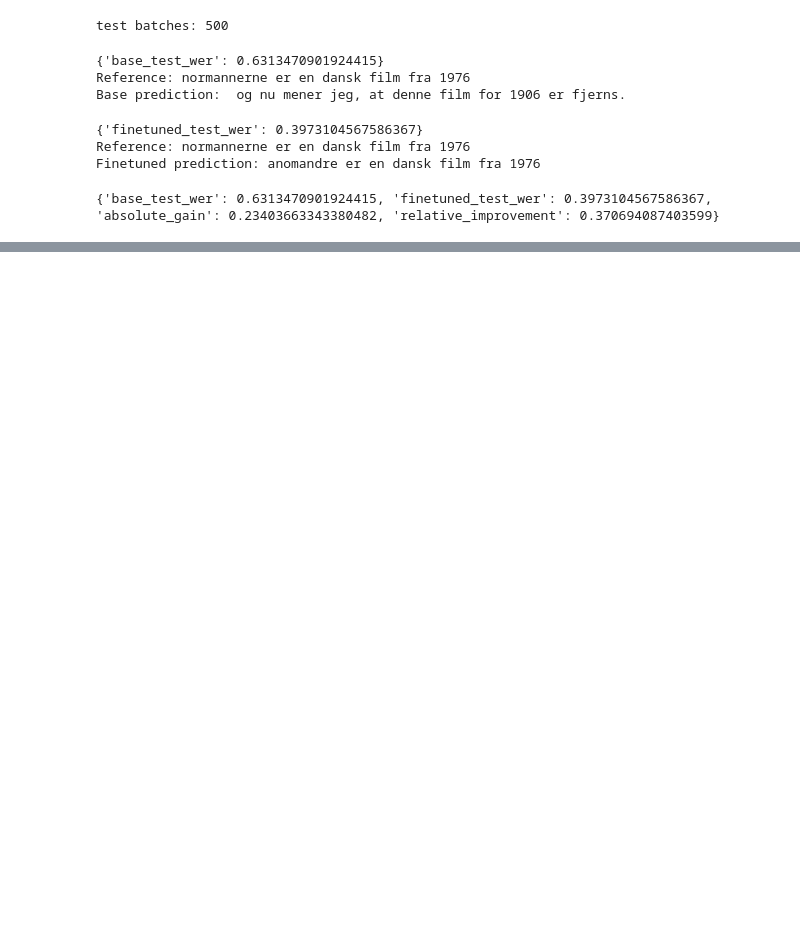
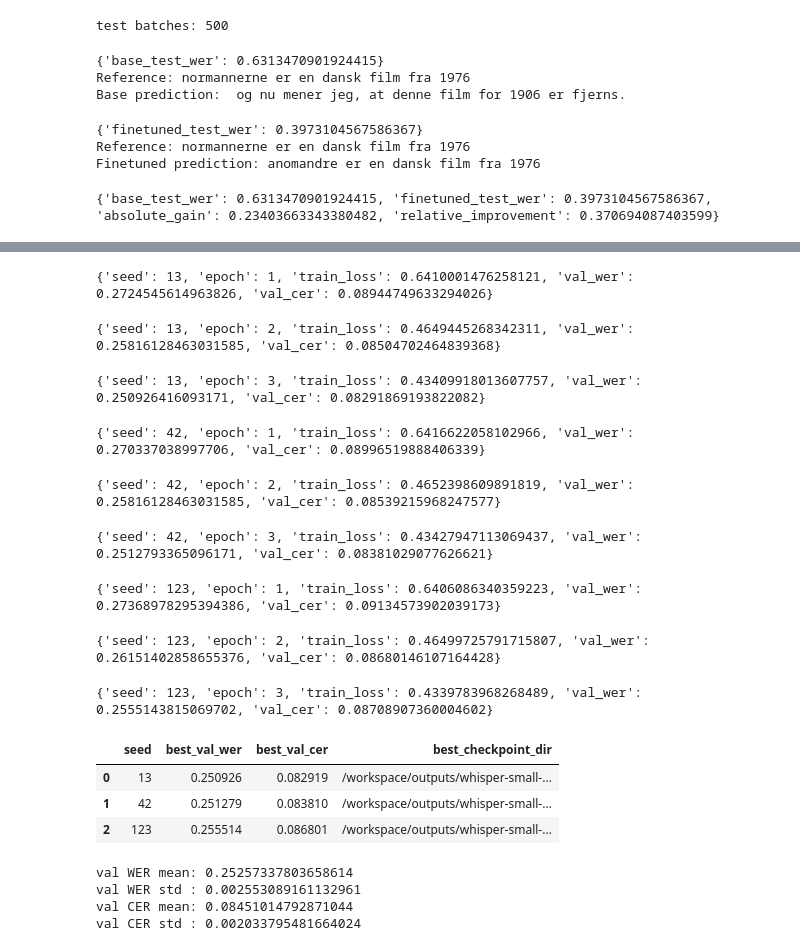
Before and after one commit to hallgrimurth/Whisper-Finetuning, a Jupyter notebook: src/Coral_Whisper.ipynb, the cells around one changed output, grey strips where cells are left out. Drawn from its saved outputs; the diff is of its cells as text; code cells hidden in the pictures; blank space fills up the shorter version.

```diff
--- a/src/Coral_Whisper.ipynb
+++ b/src/Coral_Whisper.ipynb
@@ -455,0 +829,42 @@ test_comparison_df.head(10)
+# %%
+seed_summaries = []
+
+for seed in TRAINING_SEEDS:
+    seed_summaries.append(train_one_seed(seed))
+
+multi_seed_train_df = pd.DataFrame(
+    [
+        {
+            "seed": s["seed"],
+            "best_val_wer": s["best_val_wer"],
+            "best_val_cer": s["best_val_cer"],
+            "best_checkpoint_dir": s["best_checkpoint_dir"],
+        }
+        for s in seed_summaries
+    ]
+).sort_values("seed")
+
+display(multi_seed_train_df)
+
+print("val WER mean:", multi_seed_train_df["best_val_wer"].mean())
+print("val WER std :", multi_seed_train_df["best_val_wer"].std(ddof=1))
+print("val CER mean:", multi_seed_train_df["best_val_cer"].mean())
+print("val CER std :", multi_seed_train_df["best_val_cer"].std(ddof=1))
+# %% [output]
+{'seed': 13, 'epoch': 1, 'train_loss': 0.6410001476258121, 'val_wer': 0.2724545614963826, 'val_cer': 0.08944749633294026}
+{'seed': 13, 'epoch': 2, 'train_loss': 0.4649445268342311, 'val_wer': 0.25816128463031585, 'val_cer': 0.08504702464839368}
+{'seed': 13, 'epoch': 3, 'train_loss': 0.43409918013607757, 'val_wer': 0.250926416093171, 'val_cer': 0.08291869193822082}
+{'seed': 42, 'epoch': 1, 'train_loss': 0.6416622058102966, 'val_wer': 0.270337038997706, 'val_cer': 0.08996519888406339}
+{'seed': 42, 'epoch': 2, 'train_loss': 0.4652398609891819, 'val_wer': 0.25816128463031585, 'val_cer': 0.08539215968247577}
+{'seed': 42, 'epoch': 3, 'train_loss': 0.43427947113069437, 'val_wer': 0.2512793365096171, 'val_cer': 0.08381029077626621}
+{'seed': 123, 'epoch': 1, 'train_loss': 0.6406086340359223, 'val_wer': 0.27368978295394386, 'val_cer': 0.09134573902039173}
+{'seed': 123, 'epoch': 2, 'train_loss': 0.46499725791715807, 'val_wer': 0.26151402858655376, 'val_cer': 0.08680146107164428}
+{'seed': 123, 'epoch': 3, 'train_loss': 0.4339783968268489, 'val_wer': 0.2555143815069702, 'val_cer': 0.08708907360004602}
+|  | seed | best_val_wer | best_val_cer | best_checkpoint_dir |
+| 0 | 13 | 0.250926 | 0.082919 | /workspace/outputs/whisper-small-... |
+| 1 | 42 | 0.251279 | 0.083810 | /workspace/outputs/whisper-small-... |
+| 2 | 123 | 0.255514 | 0.086801 | /workspace/outputs/whisper-small-... |
+val WER mean: 0.25257337803658614
+val WER std : 0.002553089161132961
+val CER mean: 0.08451014792871044
+val CER std : 0.002033795481664024
```
Also changed, not shown: parts of 11 cells of this notebook, 2 other files.
